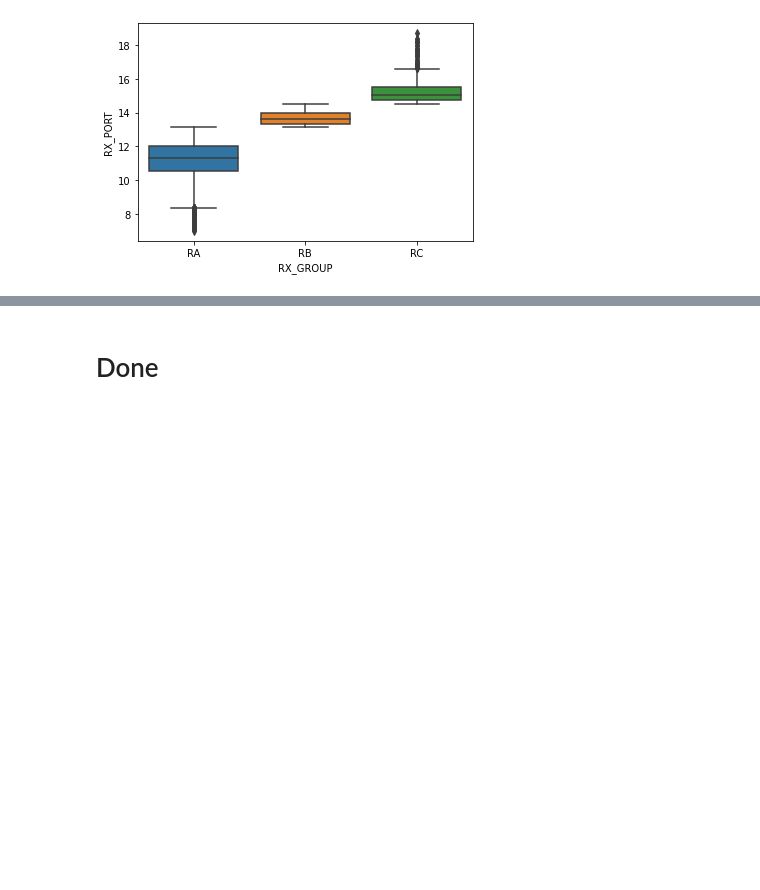
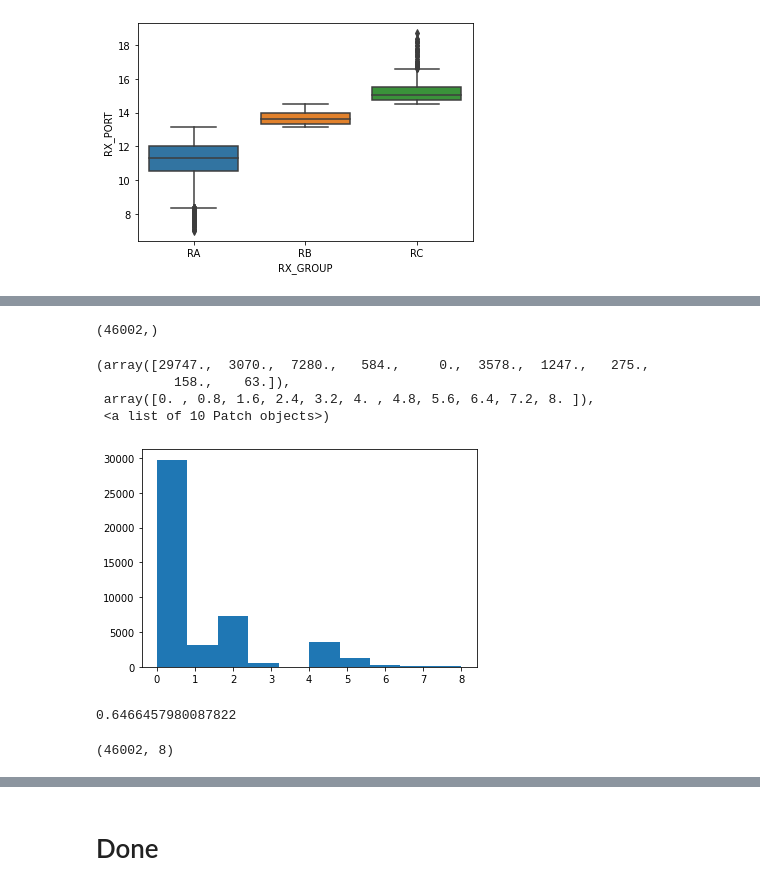
Before and after one commit to data-RanDan/new_pro, a Jupyter notebook: N_data_exploration_.ipynb, the cells around one changed output, grey strips where cells are left out. Cells and saved outputs as stored; diff of their text form; code cells hidden in the pictures; blank space fills up the shorter version.

```diff
--- a/N_data_exploration_.ipynb
+++ b/N_data_exploration_.ipynb
@@ -447,0 +462,4 @@ sns.boxplot(x = full_df['RX_GROUP'] ,y=np.log(full_df['RX_PORT']))
+# %%
+numeric_df = full_df.select_dtypes(exclude=object)
+cat_df = full_df.select_dtypes(include =object)
+lgtb_df = full_df.select_dtypes(exclude=object)
@@ -447,0 +521,20 @@ sns.boxplot(x = full_df['RX_GROUP'] ,y=np.log(full_df['RX_PORT']))
+# %%
+class_options = cat_df[['RX_GROUP', 'TX_GROUP']].drop_duplicates().reset_index()
+y= np.zeros(cat_df.shape[0])
+print(y.shape)
+for i,_,a,b in class_options.itertuples():
+  # print("**",i[0])
+  # print(len(i))
+  # break
+  idx = cat_df.loc[(cat_df['RX_GROUP']==a) & (cat_df['TX_GROUP']==b) ].index.values
+  y[idx] = i
+# %% [output]
+(46002,)
+# %%
+plt.hist(y)
+# %% [output]
+(array([29747.,  3070.,  7280.,   584.,     0.,  3578.,  1247.,   275.,
+          158.,    63.]),
+ array([0. , 0.8, 1.6, 2.4, 3.2, 4. , 4.8, 5.6, 6.4, 7.2, 8. ]),
+ <a list of 10 Patch objects>)
+[figure, added]
@@ -447,0 +543,4 @@ sns.boxplot(x = full_df['RX_GROUP'] ,y=np.log(full_df['RX_PORT']))
+# %%
+y2.mean()
+# %% [output]
+0.6466457980087822
@@ -447,0 +553,4 @@ sns.boxplot(x = full_df['RX_GROUP'] ,y=np.log(full_df['RX_PORT']))
+# %%
+numeric_pca.shape
+# %% [output]
+(46002, 8)
```
Also changed, not shown: parts of 66 cells of this notebook.
